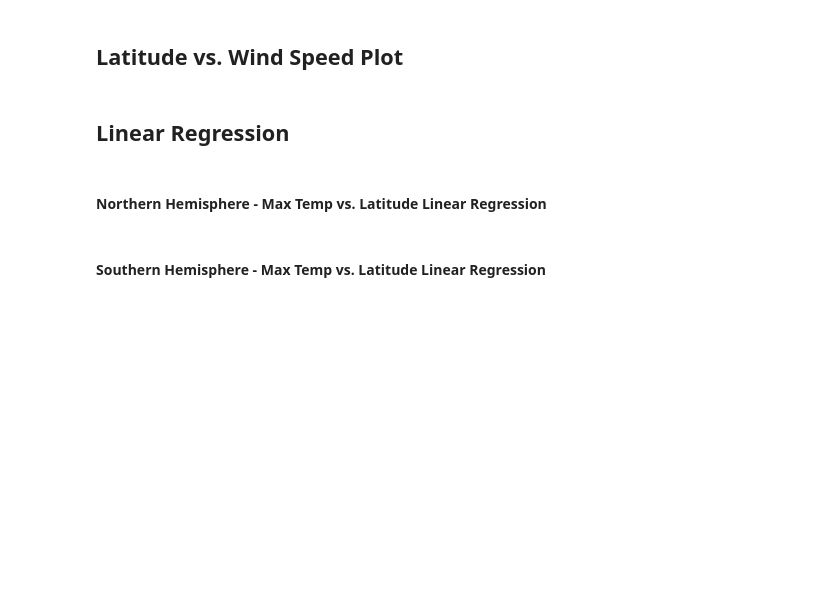
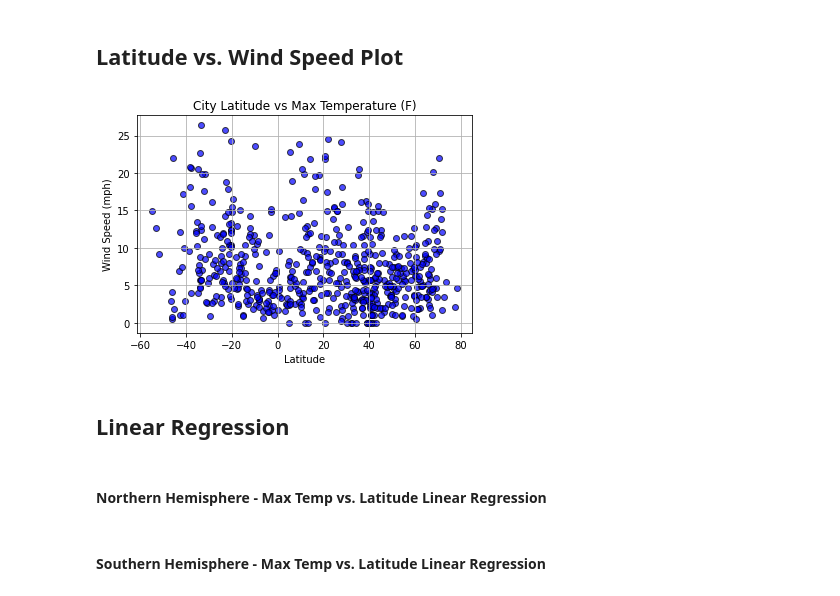
Before and after one commit to cseebec/collin-python-api-challenge, a Jupyter notebook: Weather/WeatherPy.ipynb, the cells around one changed output. Drawn from its saved outputs; the diff is of its cells as text; code cells hidden in the pictures; blank space fills up the shorter version.

```diff
--- a/Weather/WeatherPy.ipynb
+++ b/Weather/WeatherPy.ipynb
@@ -156,5 +193,18 @@ Skip this step if there are no cities that have humidity > 100%.
 # %% [markdown]
 ## Latitude vs. Wind Speed Plot
+# %%
+plt.scatter(city_weather_df["Latitude"], city_weather_df["Wind Speed (mph)"], marker="o", facecolors="blue", edgecolors="black", alpha =0.7)
+# Incorporate the other graph properties
+plt.title("City Latitude vs Max Temperature (F)")
+plt.ylabel("Wind Speed (mph)")
+plt.xlabel("Latitude")
+plt.grid(True)
+
+#Save as png
+plt.savefig("output_data/Lat_vs_WindSpeed(mph).png")
+plt.show()
+# %% [output]
+[figure, added]
 # %% [markdown]
 ## Linear Regression
 # %% [markdown]
```
Also changed, not shown: parts of 6 cells of this notebook, 4 other files.
